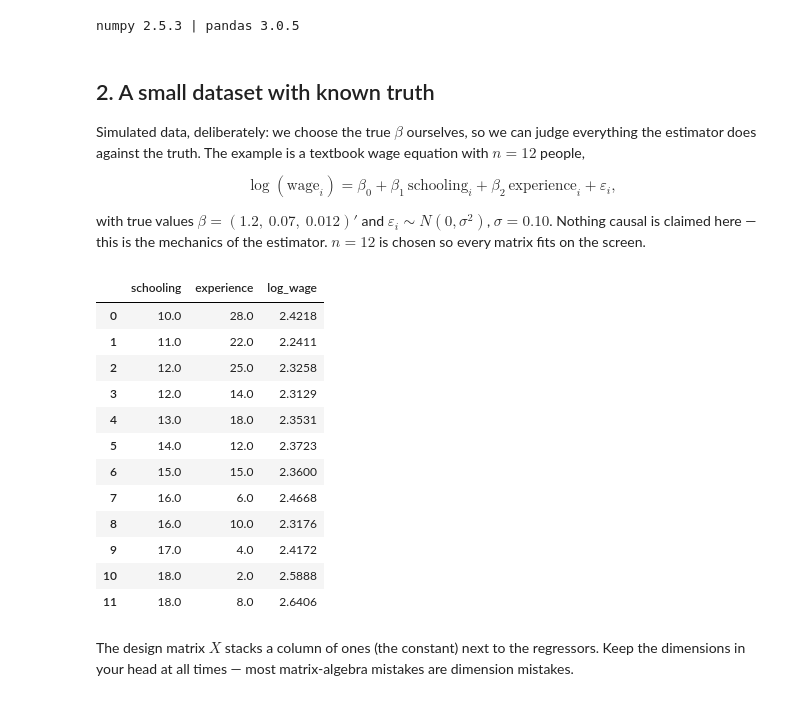
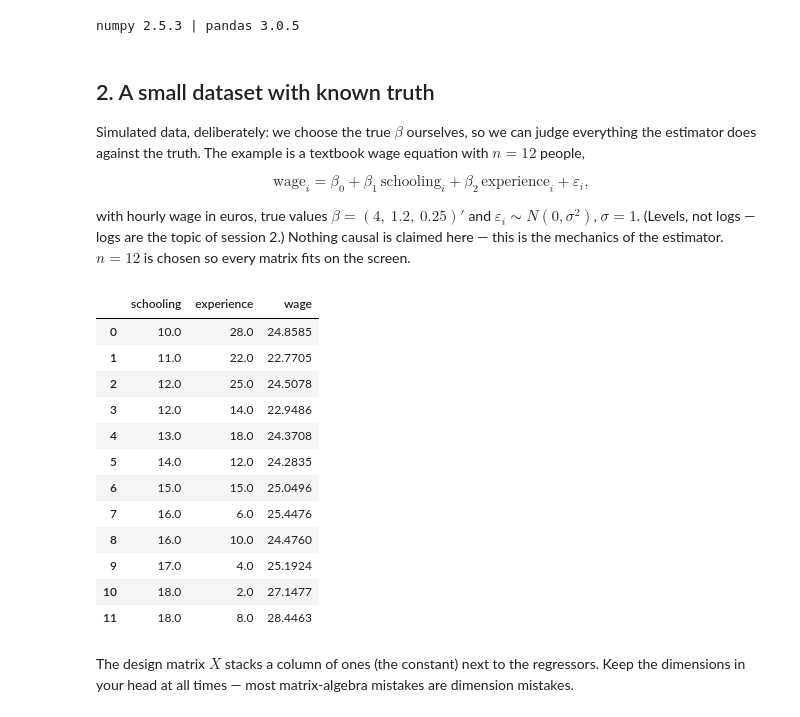
Before and after one commit to felixnoth/metrics-cgde, a Jupyter notebook: session-01-ols/ols_by_matrix_algebra.ipynb, the cells around one changed output. Cells and saved outputs as stored; diff of their text form; code cells hidden in the pictures.

```diff
--- a/session-01-ols/ols_by_matrix_algebra.ipynb
+++ b/session-01-ols/ols_by_matrix_algebra.ipynb
@@ -50,39 +50,40 @@ Simulated data, deliberately: we choose the true $\beta$ ourselves, so we can
 judge everything the estimator does against the truth. The example is a
 textbook wage equation with $n = 12$ people,
 
-$$\log(\text{wage}_i) = \beta_0 + \beta_1\,\text{schooling}_i + \beta_2\,\text{experience}_i + \varepsilon_i,$$
+$$\text{wage}_i = \beta_0 + \beta_1\,\text{schooling}_i + \beta_2\,\text{experience}_i + \varepsilon_i,$$
 
-with true values $\beta = (1.2,\ 0.07,\ 0.012)'$ and
-$\varepsilon_i \sim N(0, \sigma^2)$, $\sigma = 0.10$. Nothing causal is claimed
+with hourly wage in euros, true values $\beta = (4,\ 1.2,\ 0.25)'$ and
+$\varepsilon_i \sim N(0, \sigma^2)$, $\sigma = 1$. (Levels, not logs — logs are the
+topic of session 2.) Nothing causal is claimed
 here — this is the mechanics of the estimator. $n = 12$ is chosen so every
 matrix fits on the screen.
 # %%
 n = 12
-beta_true = np.array([1.20, 0.07, 0.012])
-sigma_true = 0.10
+beta_true = np.array([4.0, 1.2, 0.25])
+sigma_true = 1.0
 
 schooling  = np.array([10, 11, 12, 12, 13, 14, 15, 16, 16, 17, 18, 18], dtype=float)
 experience = np.array([28, 22, 25, 14, 18, 12, 15,  6, 10,  4,  2,  8], dtype=float)
 
 eps = rng.normal(0.0, sigma_true, size=n)
-log_wage = beta_true[0] + beta_true[1] * schooling + beta_true[2] * experience + eps
+wage = beta_true[0] + beta_true[1] * schooling + beta_true[2] * experience + eps
 
-df = pd.DataFrame({"schooling": schooling, "experience": experience, "log_wage": log_wage})
+df = pd.DataFrame({"schooling": schooling, "experience": experience, "wage": wage})
 df
 # %% [output]
-|  | schooling | experience | log_wage |
-| 0 | 10.0 | 28.0 | 2.4218 |
-| 1 | 11.0 | 22.0 | 2.2411 |
-| 2 | 12.0 | 25.0 | 2.3258 |
-| 3 | 12.0 | 14.0 | 2.3129 |
-| 4 | 13.0 | 18.0 | 2.3531 |
-| 5 | 14.0 | 12.0 | 2.3723 |
-| 6 | 15.0 | 15.0 | 2.3600 |
-| 7 | 16.0 | 6.0 | 2.4668 |
-| 8 | 16.0 | 10.0 | 2.3176 |
-| 9 | 17.0 | 4.0 | 2.4172 |
-| 10 | 18.0 | 2.0 | 2.5888 |
-| 11 | 18.0 | 8.0 | 2.6406 |
+|  | schooling | experience | wage |
+| 0 | 10.0 | 28.0 | 24.8585 |
+| 1 | 11.0 | 22.0 | 22.7705 |
+| 2 | 12.0 | 25.0 | 24.5078 |
+| 3 | 12.0 | 14.0 | 22.9486 |
+| 4 | 13.0 | 18.0 | 24.3708 |
+| 5 | 14.0 | 12.0 | 24.2835 |
+| 6 | 15.0 | 15.0 | 25.0496 |
+| 7 | 16.0 | 6.0 | 25.4476 |
+| 8 | 16.0 | 10.0 | 24.4760 |
+| 9 | 17.0 | 4.0 | 25.1924 |
+| 10 | 18.0 | 2.0 | 27.1477 |
+| 11 | 18.0 | 8.0 | 28.4463 |
 # %% [markdown]
 The design matrix $X$ stacks a column of ones (the constant) next to the
 regressors. Keep the dimensions in your head at all times — most matrix-algebra
```
Also changed, not shown: parts of 15 cells of this notebook.
